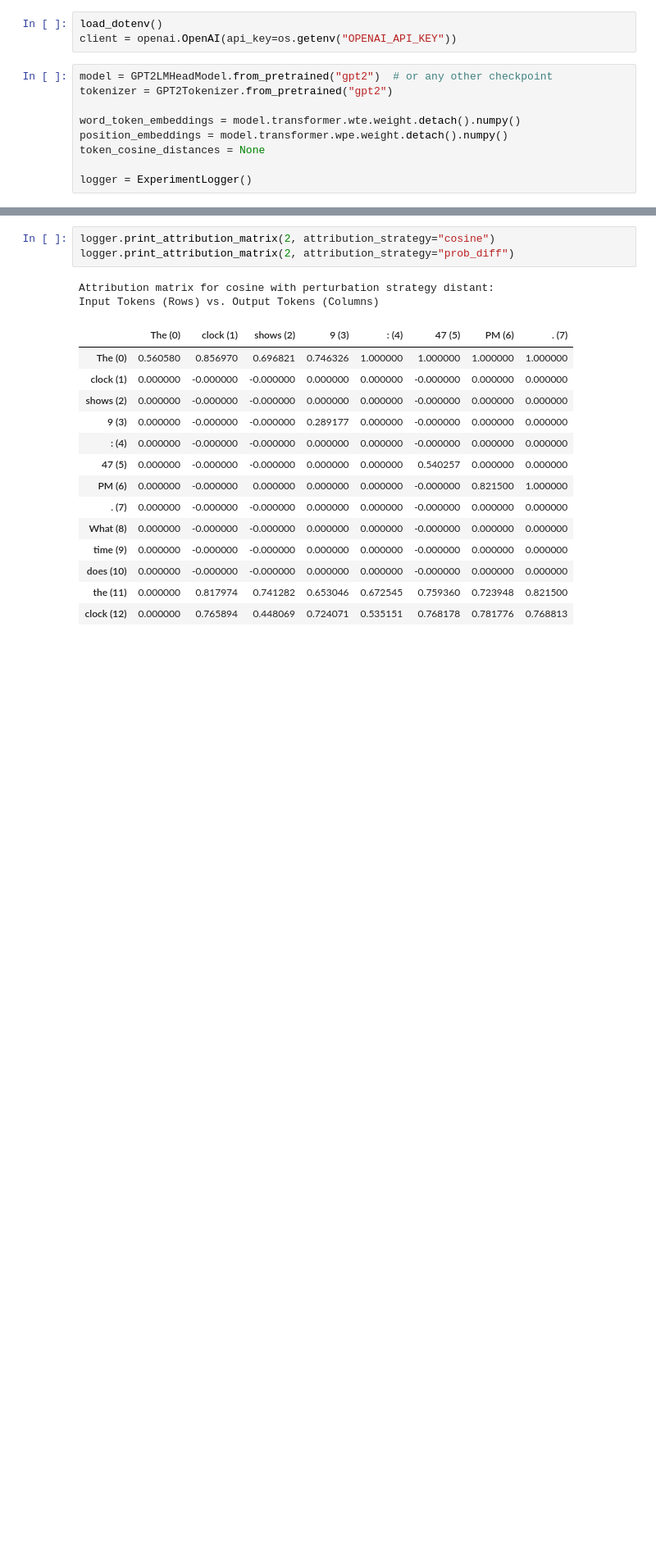
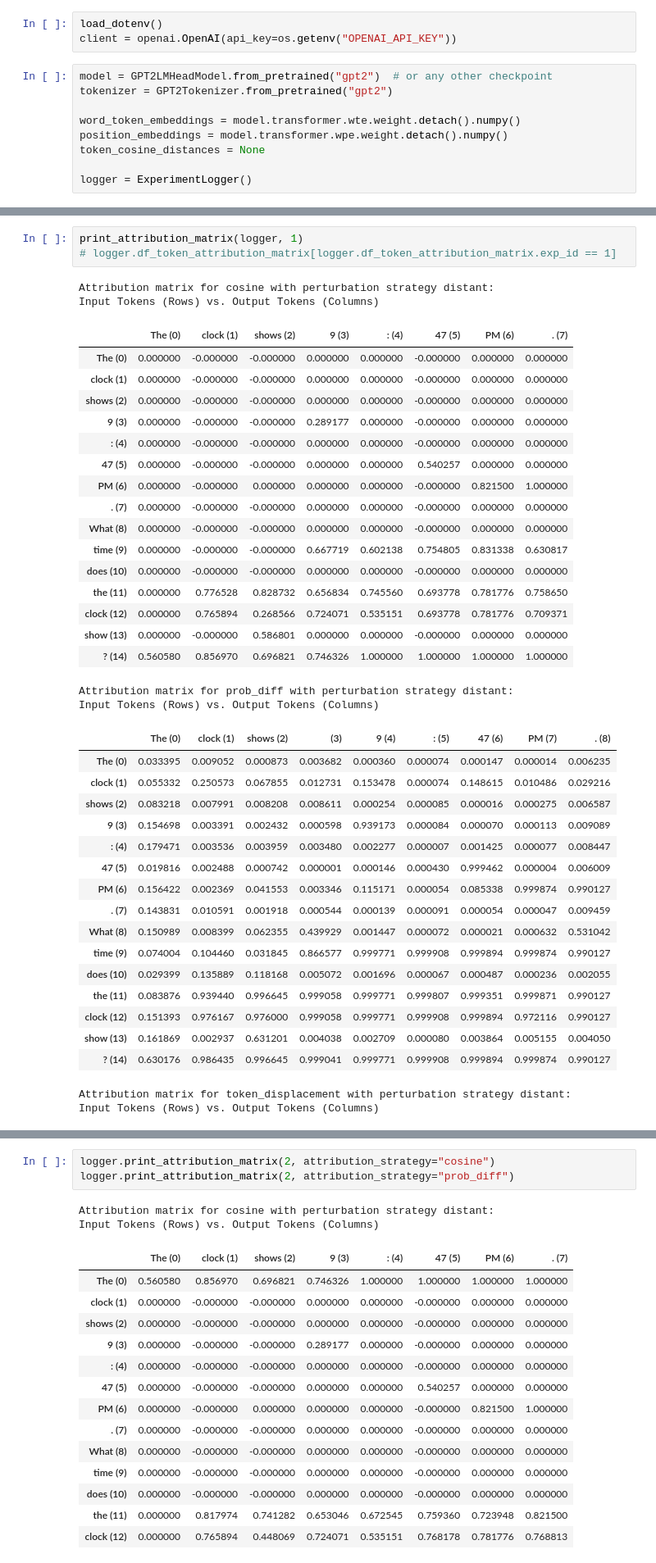
Before and after one commit to leap-laboratories/PIZZA, a Jupyter notebook: research/api_llm_attribution.ipynb, the cells around one changed output, grey strips where cells are left out. Shown at 82% size. Cells and saved outputs as stored; diff of their text form; blank space fills up the shorter version.

```diff
--- a/research/api_llm_attribution.ipynb
+++ b/research/api_llm_attribution.ipynb
@@ -214,0 +268,42 @@ logger.print_sentence_attribution()
+# %%
+print_attribution_matrix(logger, 1)
+# logger.df_token_attribution_matrix[logger.df_token_attribution_matrix.exp_id == 1]
+# %% [output]
+Attribution matrix for cosine with perturbation strategy distant:
+Input Tokens (Rows) vs. Output Tokens (Columns)
+|  | The (0) | clock (1) | shows (2) | 9 (3) | : (4) | 47 (5) | PM (6) | . (7) |
+| The (0) | 0.000000 | -0.000000 | -0.000000 | 0.000000 | 0.000000 | -0.000000 | 0.000000 | 0.000000 |
+| clock (1) | 0.000000 | -0.000000 | -0.000000 | 0.000000 | 0.000000 | -0.000000 | 0.000000 | 0.000000 |
+| shows (2) | 0.000000 | -0.000000 | -0.000000 | 0.000000 | 0.000000 | -0.000000 | 0.000000 | 0.000000 |
+| 9 (3) | 0.000000 | -0.000000 | -0.000000 | 0.289177 | 0.000000 | -0.000000 | 0.000000 | 0.000000 |
+| : (4) | 0.000000 | -0.000000 | -0.000000 | 0.000000 | 0.000000 | -0.000000 | 0.000000 | 0.000000 |
+| 47 (5) | 0.000000 | -0.000000 | -0.000000 | 0.000000 | 0.000000 | 0.540257 | 0.000000 | 0.000000 |
+| PM (6) | 0.000000 | -0.000000 | 0.000000 | 0.000000 | 0.000000 | -0.000000 | 0.821500 | 1.000000 |
+| . (7) | 0.000000 | -0.000000 | -0.000000 | 0.000000 | 0.000000 | -0.000000 | 0.000000 | 0.000000 |
+| What (8) | 0.000000 | -0.000000 | -0.000000 | 0.000000 | 0.000000 | -0.000000 | 0.000000 | 0.000000 |
+| time (9) | 0.000000 | -0.000000 | -0.000000 | 0.667719 | 0.602138 | 0.754805 | 0.831338 | 0.630817 |
+| does (10) | 0.000000 | -0.000000 | -0.000000 | 0.000000 | 0.000000 | -0.000000 | 0.000000 | 0.000000 |
+| the (11) | 0.000000 | 0.776528 | 0.828732 | 0.656834 | 0.745560 | 0.693778 | 0.781776 | 0.758650 |
+| clock (12) | 0.000000 | 0.765894 | 0.268566 | 0.724071 | 0.535151 | 0.693778 | 0.781776 | 0.709371 |
+| show (13) | 0.000000 | -0.000000 | 0.586801 | 0.000000 | 0.000000 | -0.000000 | 0.000000 | 0.000000 |
+| ? (14) | 0.560580 | 0.856970 | 0.696821 | 0.746326 | 1.000000 | 1.000000 | 1.000000 | 1.000000 |
+Attribution matrix for prob_diff with perturbation strategy distant:
+Input Tokens (Rows) vs. Output Tokens (Columns)
+|  | The (0) | clock (1) | shows (2) | (3) | 9 (4) | : (5) | 47 (6) | PM (7) | . (8) |
+| The (0) | 0.033395 | 0.009052 | 0.000873 | 0.003682 | 0.000360 | 0.000074 | 0.000147 | 0.000014 | 0.006235 |
+| clock (1) | 0.055332 | 0.250573 | 0.067855 | 0.012731 | 0.153478 | 0.000074 | 0.148615 | 0.010486 | 0.029216 |
+| shows (2) | 0.083218 | 0.007991 | 0.008208 | 0.008611 | 0.000254 | 0.000085 | 0.000016 | 0.000275 | 0.006587 |
+| 9 (3) | 0.154698 | 0.003391 | 0.002432 | 0.000598 | 0.939173 | 0.000084 | 0.000070 | 0.000113 | 0.009089 |
+| : (4) | 0.179471 | 0.003536 | 0.003959 | 0.003480 | 0.002277 | 0.000007 | 0.001425 | 0.000077 | 0.008447 |
+| 47 (5) | 0.019816 | 0.002488 | 0.000742 | 0.000001 | 0.000146 | 0.000430 | 0.999462 | 0.000004 | 0.006009 |
+| PM (6) | 0.156422 | 0.002369 | 0.041553 | 0.003346 | 0.115171 | 0.000054 | 0.085338 | 0.999874 | 0.990127 |
+| . (7) | 0.143831 | 0.010591 | 0.001918 | 0.000544 | 0.000139 | 0.000091 | 0.000054 | 0.000047 | 0.009459 |
+| What (8) | 0.150989 | 0.008399 | 0.062355 | 0.439929 | 0.001447 | 0.000072 | 0.000021 | 0.000632 | 0.531042 |
+| time (9) | 0.074004 | 0.104460 | 0.031845 | 0.866577 | 0.999771 | 0.999908 | 0.999894 | 0.999874 | 0.990127 |
+| does (10) | 0.029399 | 0.135889 | 0.118168 | 0.005072 | 0.001696 | 0.000067 | 0.000487 | 0.000236 | 0.002055 |
+| the (11) | 0.083876 | 0.939440 | 0.996645 | 0.999058 | 0.999771 | 0.999807 | 0.999351 | 0.999871 | 0.990127 |
+| clock (12) | 0.151393 | 0.976167 | 0.976000 | 0.999058 | 0.999771 | 0.999908 | 0.999894 | 0.972116 | 0.990127 |
+| show (13) | 0.161869 | 0.002937 | 0.631201 | 0.004038 | 0.002709 | 0.000080 | 0.003864 | 0.005155 | 0.004050 |
+| ? (14) | 0.630176 | 0.986435 | 0.996645 | 0.999041 | 0.999771 | 0.999908 | 0.999894 | 0.999874 | 0.990127 |
+Attribution matrix for token_displacement with perturbation strategy distant:
+Input Tokens (Rows) vs. Output Tokens (Columns)
```
Also changed, not shown: parts of 10 cells of this notebook, 1 other file.
